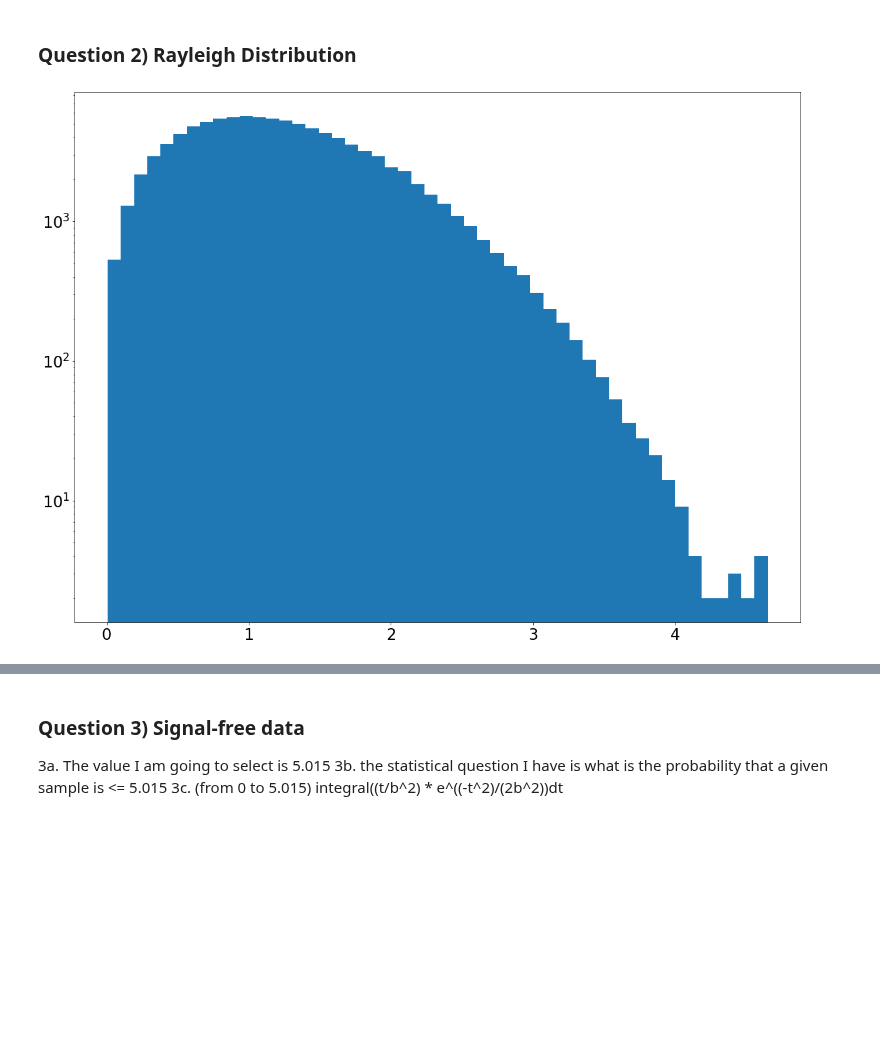
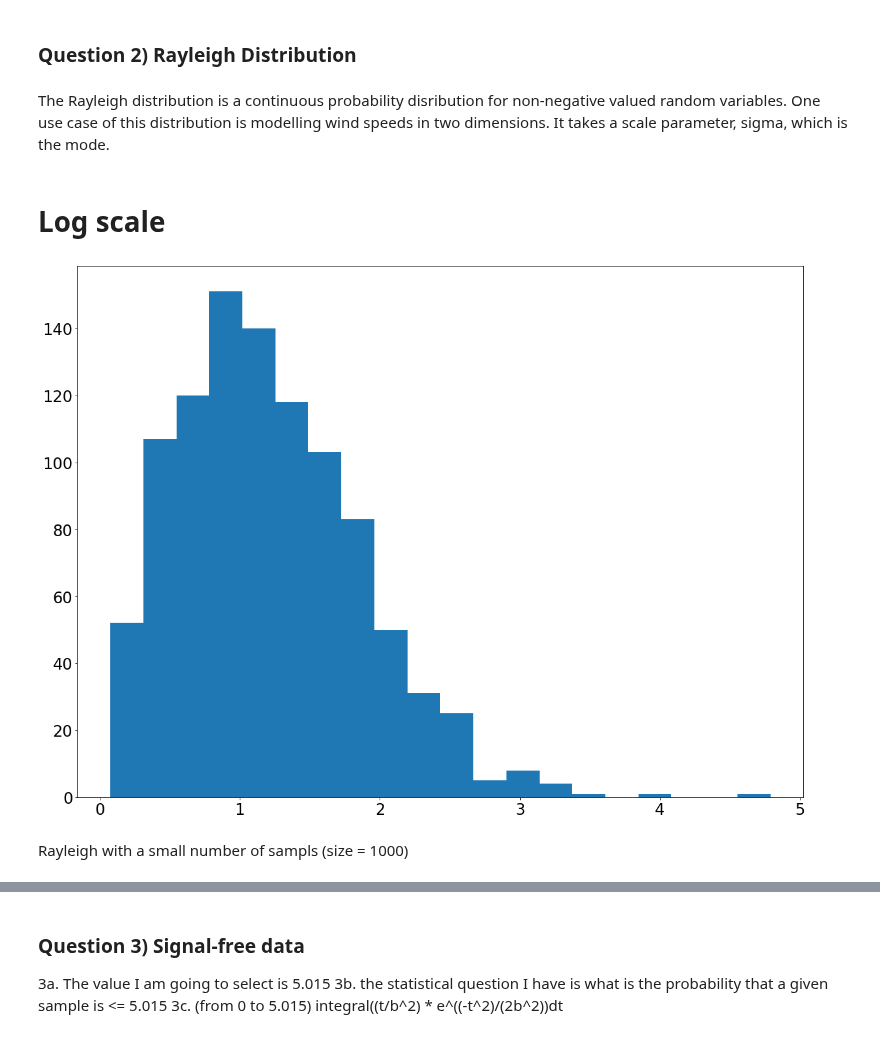
Before and after one commit to elocj/PHYS434, a Jupyter notebook: lab1/lab1.ipynb, the cells around one changed output, grey strips where cells are left out. Saved outputs shown, nothing was run; the diff lists cells and outputs as text; code cells hidden in the pictures; blank space fills up the shorter version.

```diff
--- a/lab1/lab1.ipynb
+++ b/lab1/lab1.ipynb
@@ -35,16 +34,21 @@ Currently a positive sigma refers the the area under the curve to the left of th
 Negative sigma refers to a sigma value to the left of the mean
 # %% [markdown]
 ### Question 2) Rayleigh Distribution
+# %% [markdown]
+The Rayleigh distribution is a continuous probability disribution for non-negative valued random variables. One use case of this distribution is modelling wind speeds in two dimensions. It takes a scale parameter, sigma, which is the mode.
 # %%
 d = stats.rayleigh.rvs(size = 100000)
+# %% [markdown]
+# Log scale
 # %%
-ax = plt.hist(d,50)
-plt.yscale('log')
+ax = plt.hist(stats.rayleigh.rvs(size = 1000),50)
+# plt.yscale('log')
 plt.tick_params(labelsize = 24)
-# plt.xlim([4.95,5.05])
 plt.show()
 # %% [output]
-[figure, old version]
+[figure, new version]
+# %% [markdown]
+Rayleigh with a small number of sampls (size = 1000)
 # %%
 fig, ax = plt.subplots(1, 1)
 ax.hist(d,50, density=True)
```
Also changed, not shown: parts of 7 cells of this notebook.
